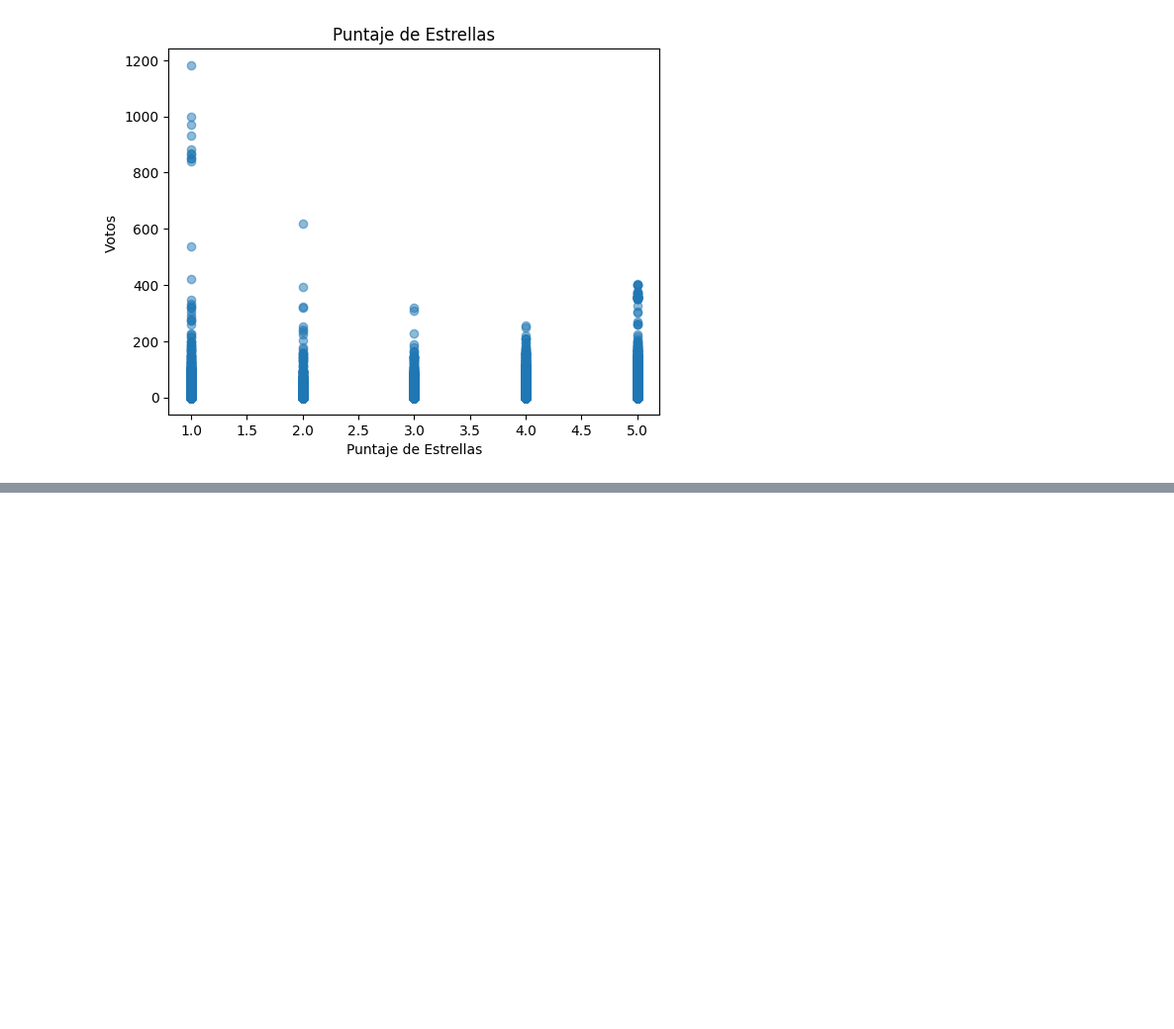
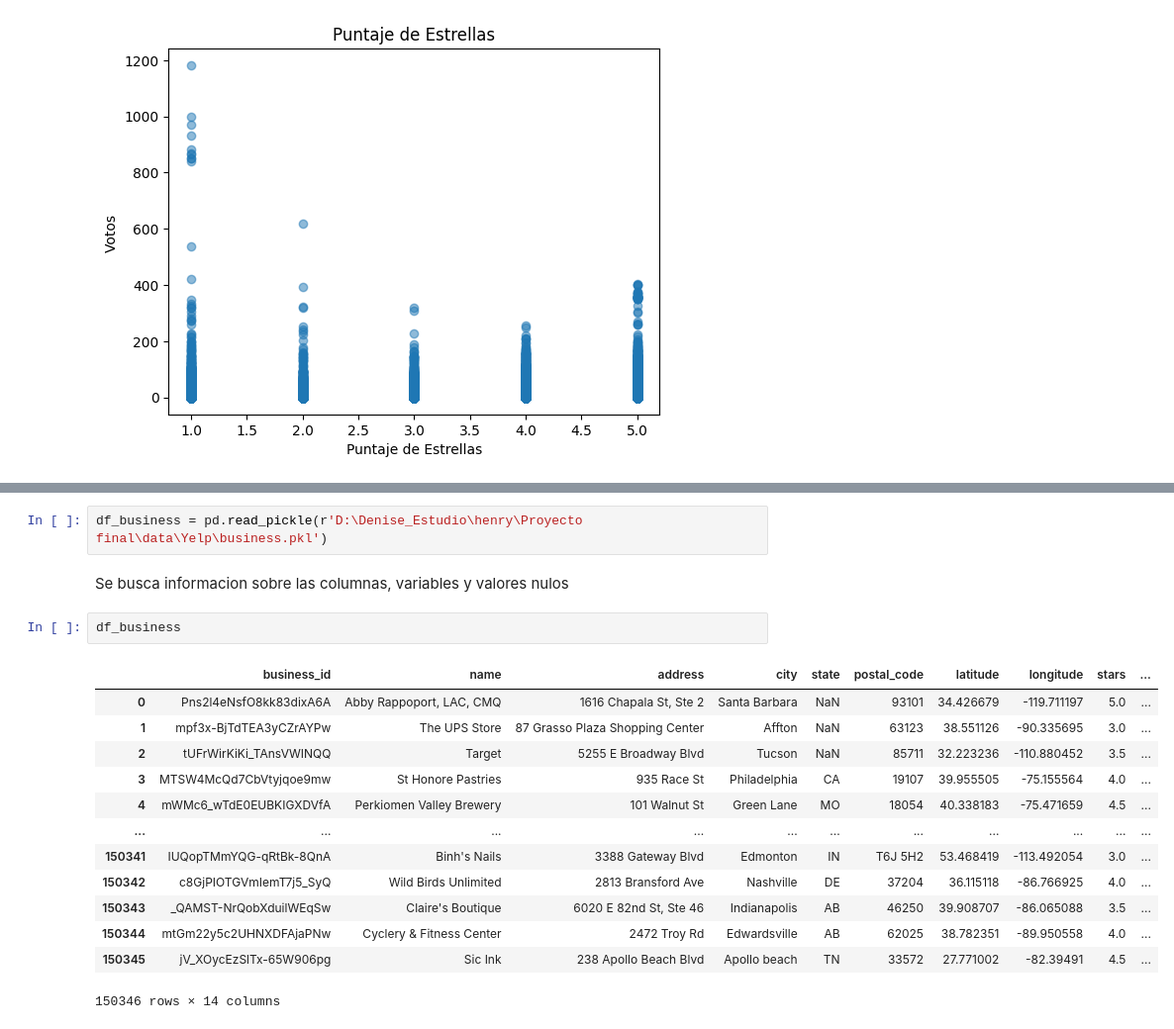
Before and after one commit to OscarMoralesMejia/Sistema-Recomendaciones-USA, a Jupyter notebook: EDA/eda_yelp.ipynb, the cells around one changed output, grey strips where cells are left out. Shown at 99% size. Saved outputs shown, nothing was run; the diff lists cells and outputs as text; blank space fills up the shorter version.

```diff
--- a/EDA/eda_yelp.ipynb
+++ b/EDA/eda_yelp.ipynb
@@ -168,0 +305,20 @@ En este gráfico queda en evidencia que al ver estrellas con valor bajo, hay mas
+# %%
+df_business = pd.read_pickle(r'D:\Denise_Estudio\henry\Proyecto final\data\Yelp\business.pkl')
+# %% [markdown]
+Se busca informacion sobre las columnas, variables y valores nulos
+# %%
+df_business
+# %% [output]
+|  | business_id | name | address | city | state | postal_code | latitude | longitude | stars | ... |
+| 0 | Pns2l4eNsfO8kk83dixA6A | Abby Rappoport, LAC, CMQ | 1616 Chapala St, Ste 2 | Santa Barbara | NaN | 93101 | 34.426679 | -119.711197 | 5.0 | ... |
+| 1 | mpf3x-BjTdTEA3yCZrAYPw | The UPS Store | 87 Grasso Plaza Shopping Center | Affton | NaN | 63123 | 38.551126 | -90.335695 | 3.0 | ... |
+| 2 | tUFrWirKiKi_TAnsVWINQQ | Target | 5255 E Broadway Blvd | Tucson | NaN | 85711 | 32.223236 | -110.880452 | 3.5 | ... |
+| 3 | MTSW4McQd7CbVtyjqoe9mw | St Honore Pastries | 935 Race St | Philadelphia | CA | 19107 | 39.955505 | -75.155564 | 4.0 | ... |
+| 4 | mWMc6_wTdE0EUBKIGXDVfA | Perkiomen Valley Brewery | 101 Walnut St | Green Lane | MO | 18054 | 40.338183 | -75.471659 | 4.5 | ... |
+| ... | ... | ... | ... | ... | ... | ... | ... | ... | ... | ... |
+| 150341 | IUQopTMmYQG-qRtBk-8QnA | Binh's Nails | 3388 Gateway Blvd | Edmonton | IN | T6J 5H2 | 53.468419 | -113.492054 | 3.0 | ... |
+| 150342 | c8GjPIOTGVmIemT7j5_SyQ | Wild Birds Unlimited | 2813 Bransford Ave | Nashville | DE | 37204 | 36.115118 | -86.766925 | 4.0 | ... |
+| 150343 | _QAMST-NrQobXduilWEqSw | Claire's Boutique | 6020 E 82nd St, Ste 46 | Indianapolis | AB | 46250 | 39.908707 | -86.065088 | 3.5 | ... |
+| 150344 | mtGm22y5c2UHNXDFAjaPNw | Cyclery & Fitness Center | 2472 Troy Rd | Edwardsville | AB | 62025 | 38.782351 | -89.950558 | 4.0 | ... |
+| 150345 | jV_XOycEzSlTx-65W906pg | Sic Ink | 238 Apollo Beach Blvd | Apollo beach | TN | 33572 | 27.771002 | -82.39491 | 4.5 | ... |
+150346 rows × 14 columns
```
Also changed, not shown: parts of 36 cells of this notebook.
